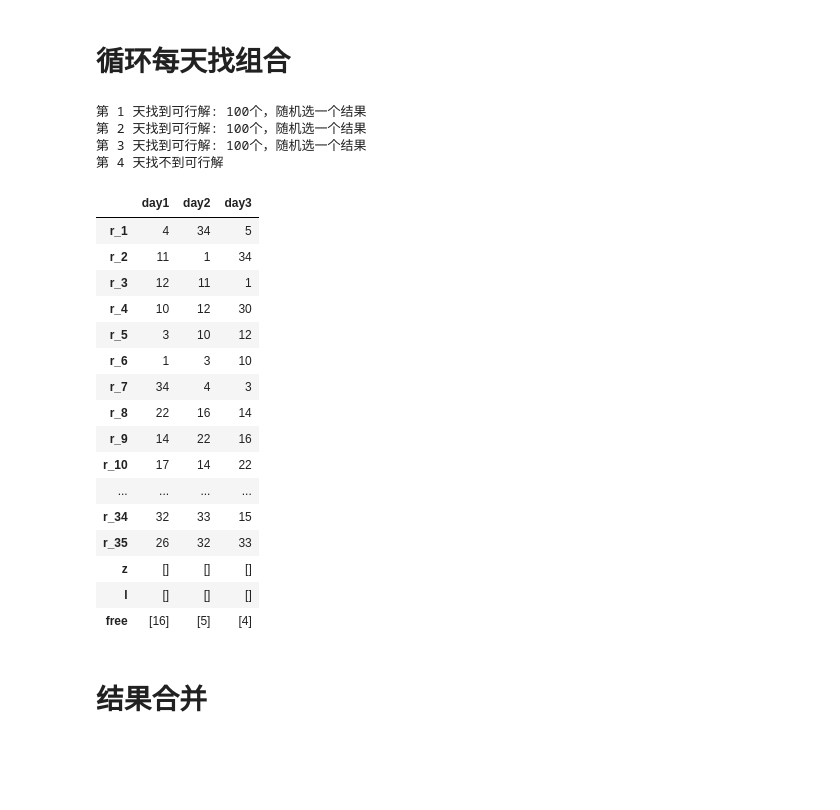
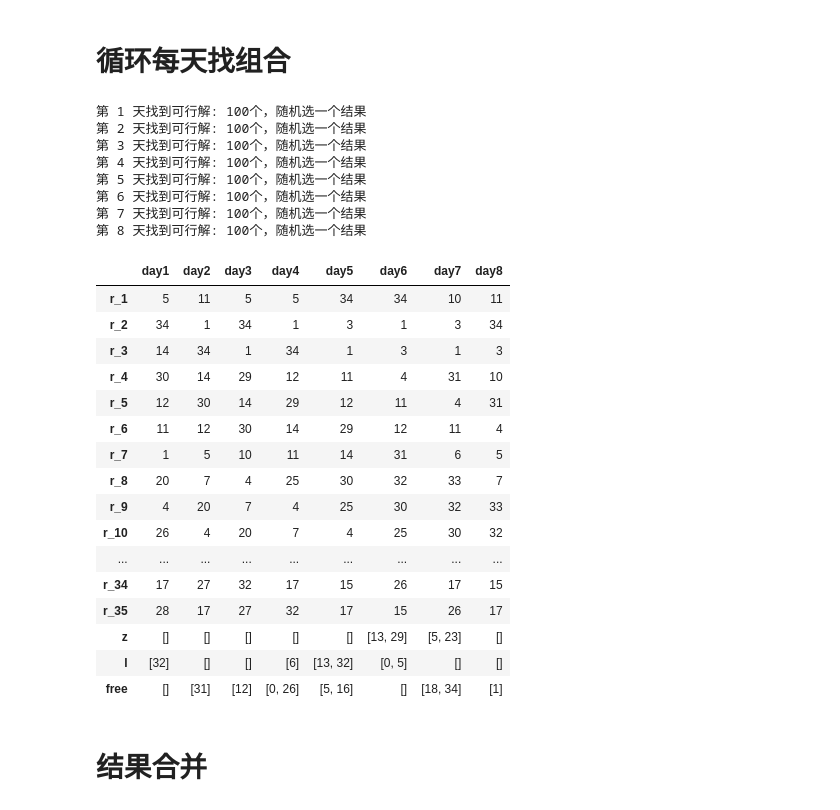
Before and after one commit to xx529/car_plan, a Jupyter notebook: plan.ipynb, the cells around one changed output. Saved outputs shown, nothing was run; the diff lists cells and outputs as text; code cells hidden in the pictures; blank space fills up the shorter version.

```diff
--- a/plan.ipynb
+++ b/plan.ipynb
@@ -116,7 +120,8 @@ z_recovery_days = 10
 # %%
 df_roads_plan = pd.read_excel('Data.xlsx', sheet_name='待排交路信息')
 df_car_plan =  pd.read_excel('Data.xlsx', sheet_name='候选交路', header=None)
-df_car_remaining = pd.read_excel('Data.xlsx', sheet_name='车组里程修时信息')
+df_car_remaining = pd.read_excel('Data.xlsx', sheet_name='车组初始化')
+# df_car_remaining = pd.read_excel('Data.xlsx', sheet_name='车组里程修时信息')
 df_maintenance_capacity = pd.read_excel('Data.xlsx', sheet_name='班组检修能力')
 df_recover = pd.read_excel('Data.xlsx', sheet_name='车组修后恢复信息')
 
@@ -159,6 +164,10 @@ for i in RID_to_r_idx.values():
         for j in range(1, len(i)):
             road_continuous[i[j-1]] = i[j]
 
+# 连续执行道路第一条道路及总长度, 天数
+continuous_head_roads_length = {RID_to_r_idx[i][0]: road_length[RID_to_r_idx[i]].sum() for i in RID_to_r_idx if len(RID_to_r_idx[i]) > 1}
+continuous_head_roads_days = {RID_to_r_idx[i][0]: len(RID_to_r_idx[i]) for i in RID_to_r_idx if len(RID_to_r_idx[i]) > 1}
+
 # 班组检修能力
 z_maintenance_capacity = df_maintenance_capacity.iloc[0][1:].values
 l_maintenance_capacity = df_maintenance_capacity.iloc[1][1:].values
@@ -172,13 +181,16 @@ z_recovery_days = int(df_recover['修后恢复天数'][0])
 # %%
 # 总共天数
 days = road_working_today.shape[0]
+
+# 第几天开始
+start_day = 0
 
 df_result_ls = []
 car_remaining_l_per_day = [car_remaining_l.copy()]
 car_remaining_z_per_day = [car_remaining_z.copy()]
 car_remaining_days_per_day = [car_remaining_days.copy()]
 
-for day in range(days):
+for day in range(start_day, days):
 
     # 定义求解器
     model = cp_model.CpModel()
@@ -227,7 +239,7 @@ for day in range(days):
         model.Add(i == 0)
 
     # 安排连续道路车组
-    if 0 < day < days:
+    if start_day < day < days:
         for road_idx, car_idx in enumerate(df_result_ls[-1].iloc[:num_roads]):
             if car_idx == -1:
                 continue
@@ -235,6 +247,27 @@ for day in range(days):
             if road_idx in road_continuous:
                 # 指定车组执行指定道路
                 model.Add(mat[road_continuous[road_idx], car_idx] == 1)
+
+    # 安排连续道路时候如果遇到是第一天的，如果该车组里程不能覆盖连续日期，则不安排这条路
+    # 遍历当日有任务的道路
+    for road_idx in np.where(road_working_today[day] == 1)[0]:
+
+        # 不是连续道路的第一天，则不需要理会
+        if road_idx not in continuous_head_roads_length:
+            continue
+
+        # 连续道路的第一天，遍历所有车组，如果车组里程不够，则不安排这条路
+        for car_idx, roads in car_working_roads.items():
+            if road_idx in roads:
+                roads_length = continuous_head_roads_length[road_idx]
+                continuous_days = continuous_head_roads_days[road_idx]
+
+                # 道路长度不能覆盖，天数不能覆盖
+                if any([car_remaining_z[car_idx] < roads_length,
+                        car_remaining_l[car_idx] < roads_length,
+                        car_remaining_days[car_idx] < continuous_days]):
+
+                    model.Add(mat[road_idx, car_idx] == 0)
 
     # 求解器求解，组合计算
     data = sample_results(model, mat)
@@ -257,51 +290,55 @@ for day in range(days):
     df_result_ls.append(df_result)
 
     # 更新剩余 z, l 里程, 天数
     for i in range(num_roads):
         car_idx = df_result.iloc[i]
         if car_idx == -1:
             continue
         car_remaining_l[car_idx] -= road_length[i]
         car_remaining_z[car_idx] -= road_length[i]
         car_remaining_days[car_idx] -= 1
 
     # 恢复 l 里程
     for i in df_result.iloc[l_idx]:
         car_remaining_l[i] = l_recovery_capacity
 
     # 恢复 z 里程和天数
     for i in df_result.iloc[z_idx]:
         car_remaining_z[i] = z_recovery_capacity
         car_remaining_days[i] = z_recovery_days
 
     # 画图数据记录
     car_remaining_l_per_day.append(car_remaining_l.copy())
     car_remaining_z_per_day.append(car_remaining_z.copy())
     car_remaining_days_per_day.append(car_remaining_days.copy())
 
 pd.concat(df_result_ls, axis=1)
 # %% [output]
 第 1 天找到可行解: 100个，随机选一个结果
 第 2 天找到可行解: 100个，随机选一个结果
 第 3 天找到可行解: 100个，随机选一个结果
-第 4 天找不到可行解
+第 4 天找到可行解: 100个，随机选一个结果
+第 5 天找到可行解: 100个，随机选一个结果
+第 6 天找到可行解: 100个，随机选一个结果
+第 7 天找到可行解: 100个，随机选一个结果
+第 8 天找到可行解: 100个，随机选一个结果
-|  | day1 | day2 | day3 |
-| r_1 | 4 | 34 | 5 |
-| r_2 | 11 | 1 | 34 |
-| r_3 | 12 | 11 | 1 |
-| r_4 | 10 | 12 | 30 |
-| r_5 | 3 | 10 | 12 |
-| r_6 | 1 | 3 | 10 |
-| r_7 | 34 | 4 | 3 |
-| r_8 | 22 | 16 | 14 |
-| r_9 | 14 | 22 | 16 |
-| r_10 | 17 | 14 | 22 |
-| ... | ... | ... | ... |
-| r_34 | 32 | 33 | 15 |
-| r_35 | 26 | 32 | 33 |
-| z | [] | [] | [] |
-| l | [] | [] | [] |
-| free | [16] | [5] | [4] |
+|  | day1 | day2 | day3 | day4 | day5 | day6 | day7 | day8 |
+| r_1 | 5 | 11 | 5 | 5 | 34 | 34 | 10 | 11 |
+| r_2 | 34 | 1 | 34 | 1 | 3 | 1 | 3 | 34 |
+| r_3 | 14 | 34 | 1 | 34 | 1 | 3 | 1 | 3 |
+| r_4 | 30 | 14 | 29 | 12 | 11 | 4 | 31 | 10 |
+| r_5 | 12 | 30 | 14 | 29 | 12 | 11 | 4 | 31 |
+| r_6 | 11 | 12 | 30 | 14 | 29 | 12 | 11 | 4 |
+| r_7 | 1 | 5 | 10 | 11 | 14 | 31 | 6 | 5 |
+| r_8 | 20 | 7 | 4 | 25 | 30 | 32 | 33 | 7 |
+| r_9 | 4 | 20 | 7 | 4 | 25 | 30 | 32 | 33 |
+| r_10 | 26 | 4 | 20 | 7 | 4 | 25 | 30 | 32 |
+| ... | ... | ... | ... | ... | ... | ... | ... | ... |
+| r_34 | 17 | 27 | 32 | 17 | 15 | 26 | 17 | 15 |
+| r_35 | 28 | 17 | 27 | 32 | 17 | 15 | 26 | 17 |
+| z | [] | [] | [] | [] | [] | [13, 29] | [5, 23] | [] |
+| l | [32] | [] | [] | [6] | [13, 32] | [0, 5] | [] | [] |
+| free | [] | [31] | [12] | [0, 26] | [5, 16] | [] | [18, 34] | [1] |
 # %% [markdown]
 # 结果合并
 # %%
```
Also changed, not shown: parts of 7 cells of this notebook, 2 other files.
